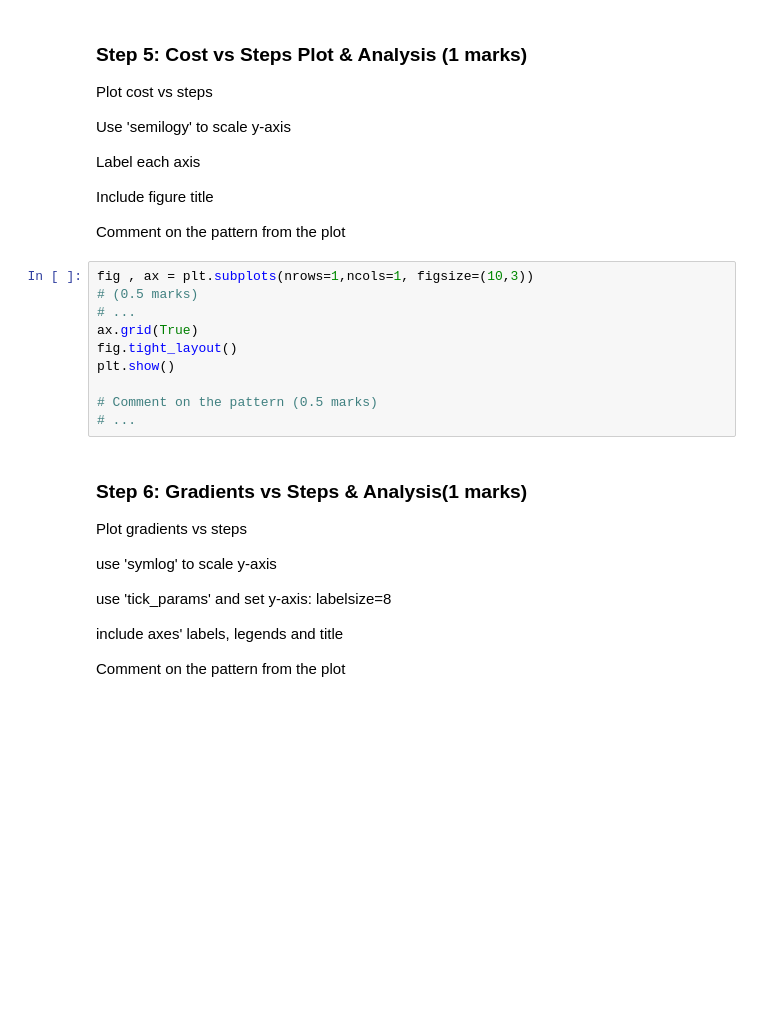
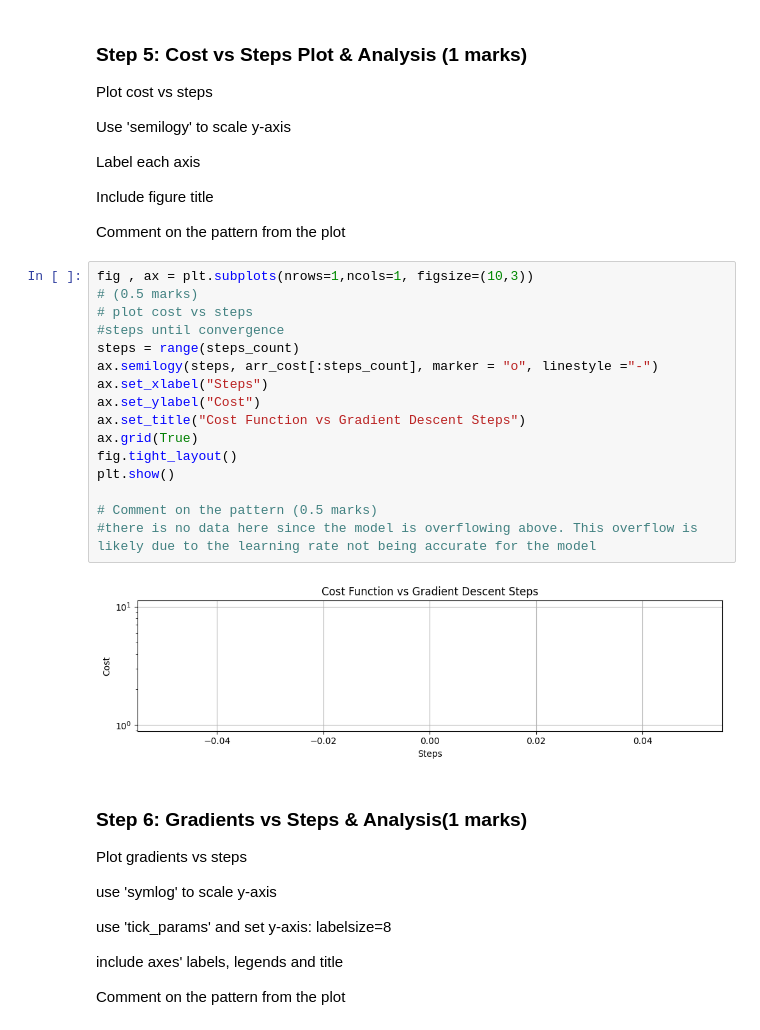
Before and after one commit to karafitzgerald/ENGG680_2025_Fall, a Jupyter notebook: Lab_Assignment_2/Assignment2_Upload.ipynb, the cells around one changed output. Cells and saved outputs as stored; diff of their text form; blank space fills up the shorter version.

```diff
--- a/Lab_Assignment_2/Assignment2_Upload.ipynb
+++ b/Lab_Assignment_2/Assignment2_Upload.ipynb
@@ -500,13 +635,21 @@ Comment on the pattern from the plot
 # %%
 fig , ax = plt.subplots(nrows=1,ncols=1, figsize=(10,3))
 # (0.5 marks)
-# ...
+# plot cost vs steps
+#steps until convergence
+steps = range(steps_count)
+ax.semilogy(steps, arr_cost[:steps_count], marker = "o", linestyle ="-")
+ax.set_xlabel("Steps")
+ax.set_ylabel("Cost")
+ax.set_title("Cost Function vs Gradient Descent Steps")
 ax.grid(True)
 fig.tight_layout()
 plt.show()
 
 # Comment on the pattern (0.5 marks)
-# ...
+#there is no data here since the model is overflowing above. This overflow is likely due to the learning rate not being accurate for the model
+# %% [output]
+[figure, added]
 # %% [markdown]
 ### Step 6: Gradients vs Steps & Analysis(1 marks)
 Plot gradients vs steps
```
Also changed, not shown: parts of 13 cells of this notebook.
